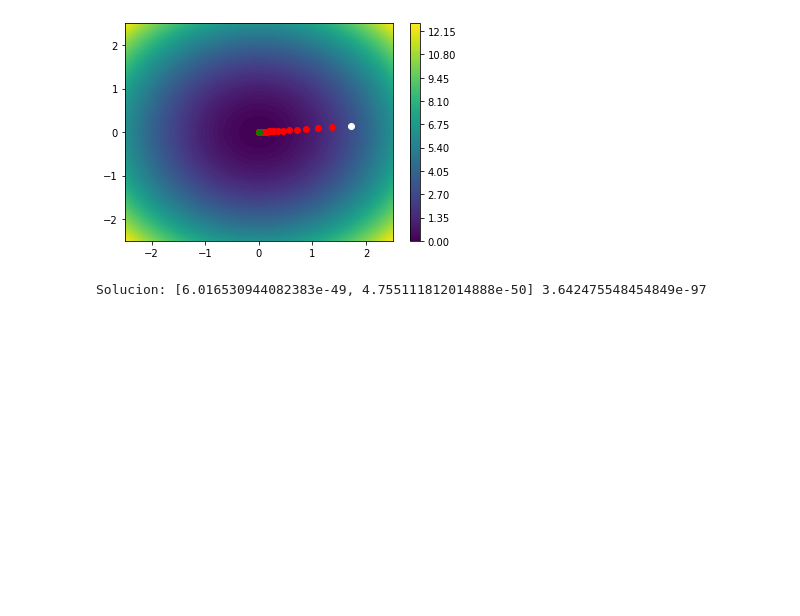
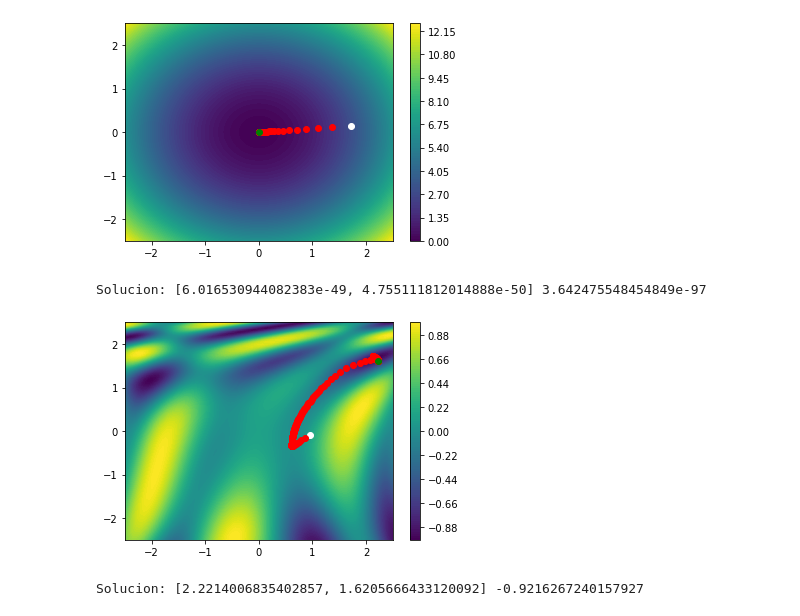
Before and after one commit to joselufb/03MAIR-Algoritmos-Optimizacion, a Jupyter notebook: Algoritmos_AG2_Jose_Luis_Fernandez.ipynb, the cells around one changed output. Drawn from its saved outputs; the diff is of its cells as text; code cells hidden in the pictures; blank space fills up the shorter version.

```diff
--- a/Algoritmos_AG2_Jose_Luis_Fernandez.ipynb
+++ b/Algoritmos_AG2_Jose_Luis_Fernandez.ipynb
@@ -255,3 +257,55 @@ print("Solucion:" , P, f(P))
 # %% [output]
 [figure]
 Solucion: [6.016530944082383e-49, 4.755111812014888e-50] 3.642475548454849e-97
+# %%
+# Ejemplo con otra función a minimizar
+# sin(1/2 * x^2 - 1/4 * y^2 + 3) * cos(2x + 1 - E^y)
+f2 = lambda X: np.sin(1/2 * X[0]**2 - 1/4 * X[1]**2 + 3) * np.cos(2 * X[0] + 1 - np.e**X[1])
+
+# Gradiente aproximando la derivada en un punto
+def df2(PUNTO):
+    h = 0.01
+    T = np.copy(PUNTO)
+    grad = np.zeros(2)
+
+    for it, th in enumerate(PUNTO):
+        T[it] += h
+        grad[it] = (f2(T) - f2(PUNTO)) / h
+
+    return grad
+# %%
+# Preparación de los datos para ejemplo 2
+resolucion = 100
+rango = 2.5
+X = np.linspace(-rango, rango, resolucion)
+Y = np.linspace(-rango, rango, resolucion)
+Z = np.zeros((resolucion, resolucion))
+
+for ix, x in enumerate(X):
+  for iy, y in enumerate(Y):
+    Z[iy, ix] = f2([x, y])
+
+# Representación del mapa de niveles en Z
+plt.contourf(X, Y, Z, resolucion)
+plt.colorbar()
+
+# Generamos un punto aleatorio
+P = [random.uniform(-2, 2), random.uniform(-2, 2)]
+plt.plot(P[0], P[1], "o", c = "white")
+
+# Tasa de aprendizaje
+TA = .1
+
+# Para cada iteración generamos un punto de color rojo para identificarlo
+for _ in range(500):
+  grad = df2(P)
+  P[0], P[1] = P[0] - TA*grad[0] , P[1] - TA*grad[1]
+  plt.plot(P[0], P[1], "o", c = "red")
+
+# Solución final
+plt.plot(P[0], P[1], "o", c = "green")
+plt.show()
+print("Solucion:" , P, f2(P))
+# %% [output]
+[figure, added]
+Solucion: [2.2214006835402857, 1.6205666433120092] -0.9216267240157927
```
Also changed, not shown: parts of 2 cells of this notebook.
